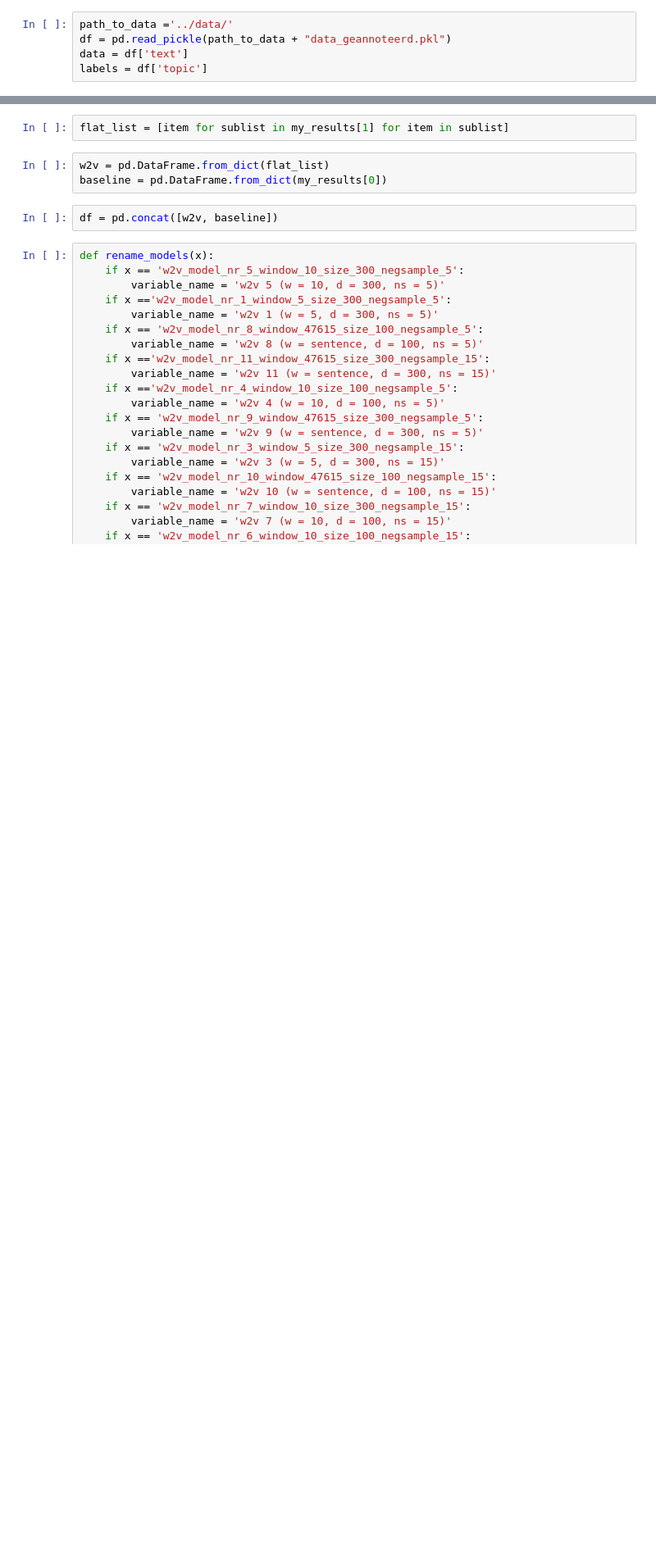
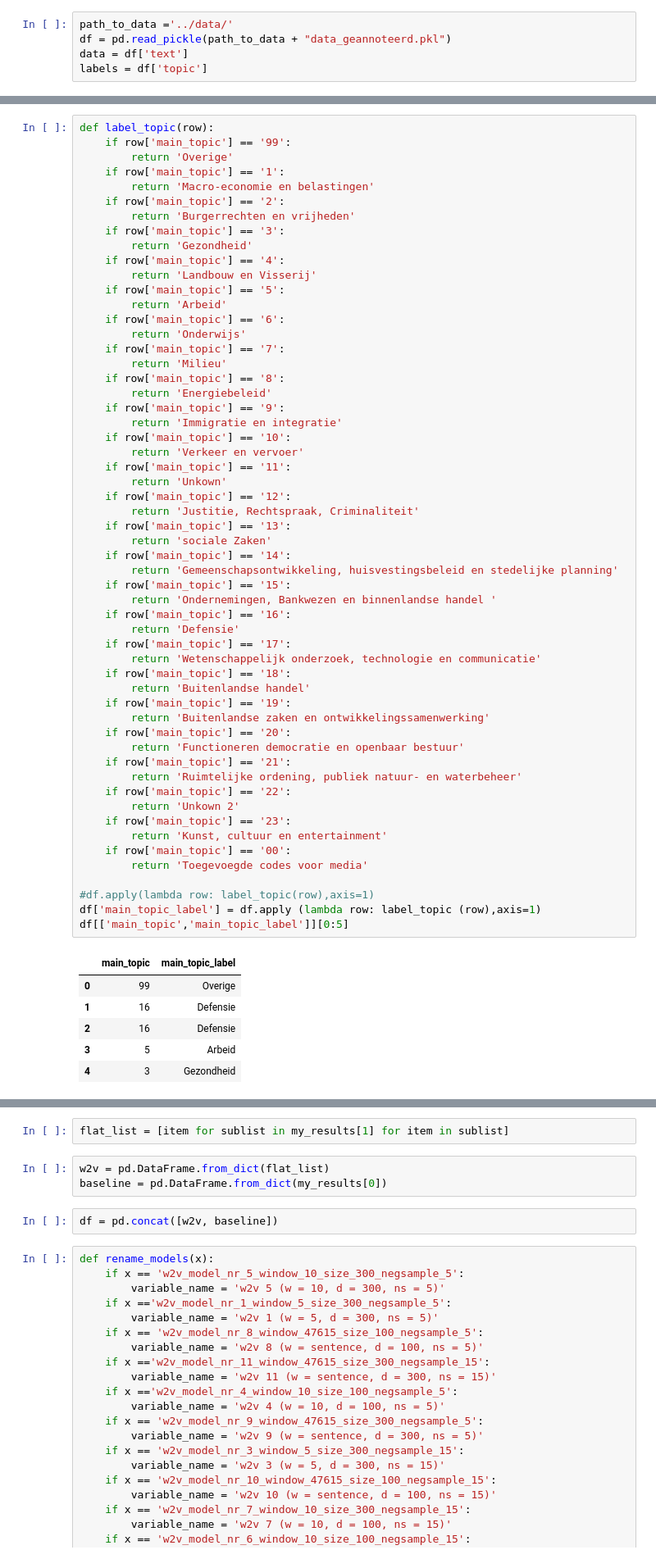
Before and after one commit to annekroon/AEM, a Jupyter notebook: notebooks/SGD_ET.ipynb, the cells around one changed output, grey strips where cells are left out. Shown at 82% size. Saved outputs shown, nothing was run; the diff lists cells and outputs as text; blank space fills up the shorter version.

```diff
--- a/notebooks/SGD_ET.ipynb
+++ b/notebooks/SGD_ET.ipynb
@@ -48,0 +60,63 @@ labels = df['topic']
+# %%
+def label_topic(row):
+    if row['main_topic'] == '99':
+        return 'Overige'
+    if row['main_topic'] == '1':
+        return 'Macro-economie en belastingen'
+    if row['main_topic'] == '2':
+        return 'Burgerrechten en vrijheden'
+    if row['main_topic'] == '3':
+        return 'Gezondheid'
+    if row['main_topic'] == '4':
+        return 'Landbouw en Visserij'
+    if row['main_topic'] == '5':
+        return 'Arbeid'
+    if row['main_topic'] == '6':
+        return 'Onderwijs'
+    if row['main_topic'] == '7':
+        return 'Milieu'
+    if row['main_topic'] == '8':
+        return 'Energiebeleid'
+    if row['main_topic'] == '9':
+        return 'Immigratie en integratie'
+    if row['main_topic'] == '10':
+        return 'Verkeer en vervoer'
+    if row['main_topic'] == '11':
+        return 'Unkown'
+    if row['main_topic'] == '12':
+        return 'Justitie, Rechtspraak, Criminaliteit'
+    if row['main_topic'] == '13':
+        return 'sociale Zaken'
+    if row['main_topic'] == '14':
+        return 'Gemeenschapsontwikkeling, huisvestingsbeleid en stedelijke planning'
+    if row['main_topic'] == '15':
+        return 'Ondernemingen, Bankwezen en binnenlandse handel '
+    if row['main_topic'] == '16':
+        return 'Defensie'
+    if row['main_topic'] == '17':
+        return 'Wetenschappelijk onderzoek, technologie en communicatie'
+    if row['main_topic'] == '18':
+        return 'Buitenlandse handel'
+    if row['main_topic'] == '19':
+        return 'Buitenlandse zaken en ontwikkelingssamenwerking'
+    if row['main_topic'] == '20':
+        return 'Functioneren democratie en openbaar bestuur'
+    if row['main_topic'] == '21':
+        return 'Ruimtelijke ordening, publiek natuur- en waterbeheer'
+    if row['main_topic'] == '22':
+        return 'Unkown 2'
+    if row['main_topic'] == '23':
+        return 'Kunst, cultuur en entertainment'
+    if row['main_topic'] == '00':
+        return 'Toegevoegde codes voor media'
+
+#df.apply(lambda row: label_topic(row),axis=1)
+df['main_topic_label'] = df.apply (lambda row: label_topic (row),axis=1)
+df[['main_topic','main_topic_label']][0:5]
+# %% [output]
+|  | main_topic | main_topic_label |
+| 0 | 99 | Overige |
+| 1 | 16 | Defensie |
+| 2 | 16 | Defensie |
+| 3 | 5 | Arbeid |
+| 4 | 3 | Gezondheid |
```
Also changed, not shown: parts of 19 cells of this notebook, 9 other files.
